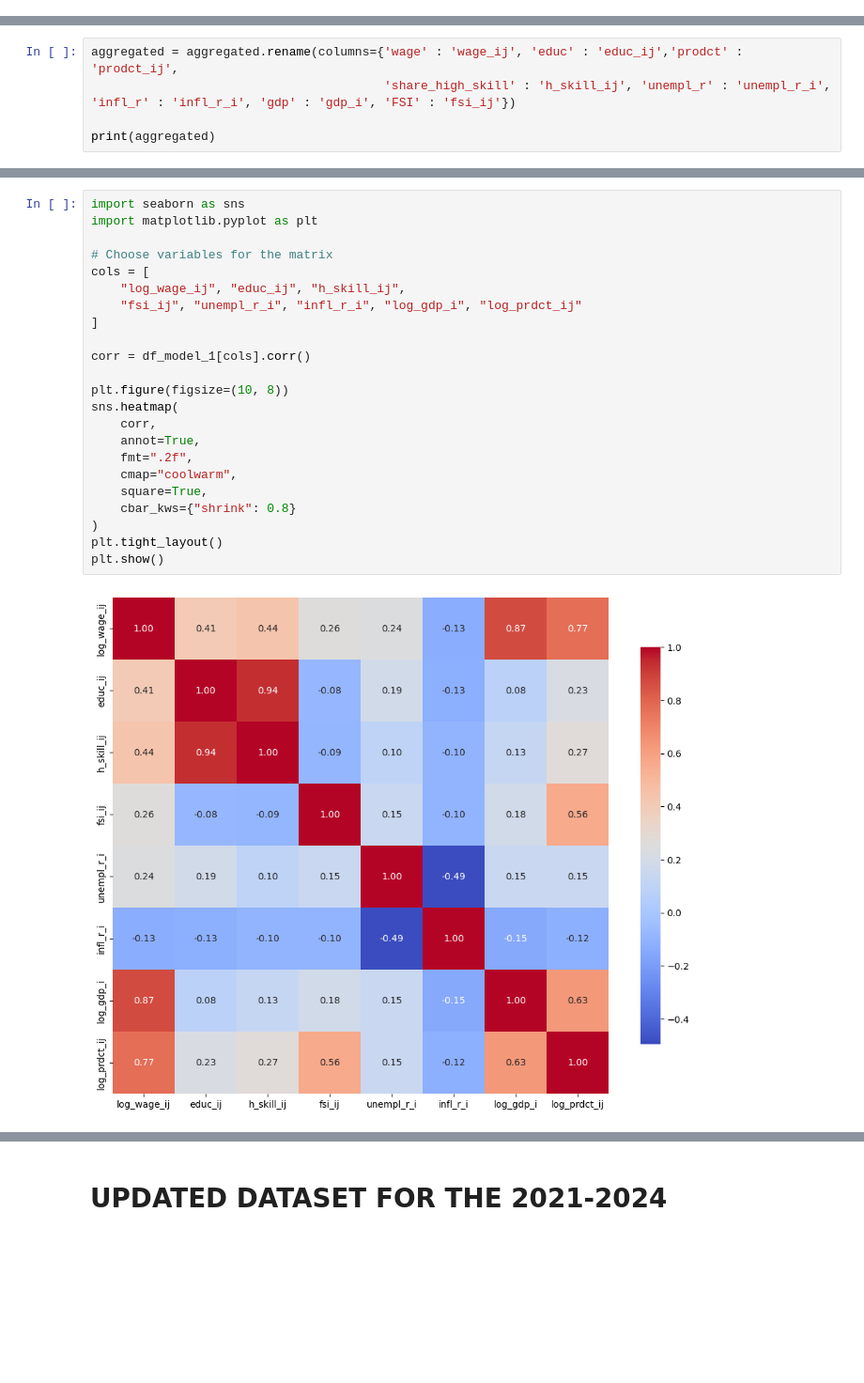
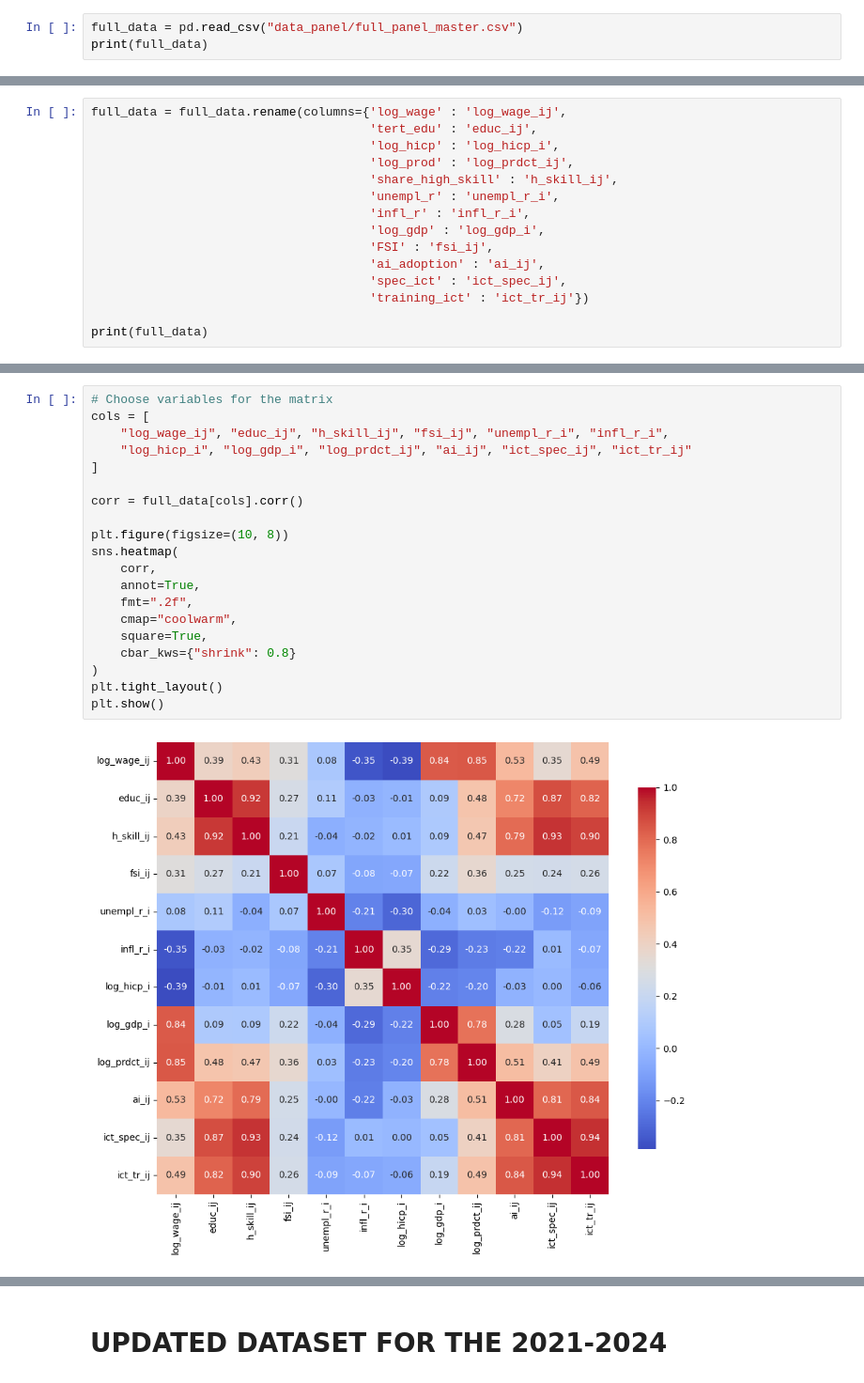
Before and after one commit to Martyniuk-y/Master_thesis, a Jupyter notebook: test new hypotheis.ipynb, the cells around one changed output, grey strips where cells are left out. Shown at 94% size. Saved outputs shown, nothing was run; the diff lists cells and outputs as text; blank space fills up the shorter version.

Commit message:
Added new hicp variable (to be continued)

```diff
--- a/test new hypotheis.ipynb
+++ b/test new hypotheis.ipynb
@@ -94,0 +9,3 @@ print(aggregated)
+# %%
+full_data = pd.read_csv("data_panel/full_panel_master.csv")
+print(full_data)
@@ -95,6 +30,16 @@ print(aggregated)
 # %%
-aggregated = aggregated.rename(columns={'wage' : 'wage_ij', 'educ' : 'educ_ij','prodct' : 'prodct_ij',
-                                        'share_high_skill' : 'h_skill_ij', 'unempl_r' : 'unempl_r_i', 'infl_r' : 'infl_r_i', 'gdp' : 'gdp_i', 'FSI' : 'fsi_ij'})
+full_data = full_data.rename(columns={'log_wage' : 'log_wage_ij',
+                                      'tert_edu' : 'educ_ij',
+                                      'log_hicp' : 'log_hicp_i',
+                                      'log_prod' : 'log_prdct_ij',
+                                      'share_high_skill' : 'h_skill_ij',
+                                      'unempl_r' : 'unempl_r_i',
+                                      'infl_r' : 'infl_r_i',
+                                      'log_gdp' : 'log_gdp_i',
+                                      'FSI' : 'fsi_ij',
+                                      'ai_adoption' : 'ai_ij',
+                                      'spec_ict' : 'ict_spec_ij',
+                                      'training_ict' : 'ict_tr_ij'})
 
-print(aggregated)
+print(full_data)
 # %% [output]
@@ -143,25 +70,22 @@ Index: []
 # %%
-import seaborn as sns
-import matplotlib.pyplot as plt
-
 # Choose variables for the matrix
 cols = [
-    "log_wage_ij", "educ_ij", "h_skill_ij",
-    "fsi_ij", "unempl_r_i", "infl_r_i", "log_gdp_i", "log_prdct_ij"
+    "log_wage_ij", "educ_ij", "h_skill_ij", "fsi_ij", "unempl_r_i", "infl_r_i",
+    "log_hicp_i", "log_gdp_i", "log_prdct_ij", "ai_ij", "ict_spec_ij", "ict_tr_ij"
 ]
 
-corr = df_model_1[cols].corr()
+corr = full_data[cols].corr()
 
 plt.figure(figsize=(10, 8))
 sns.heatmap(
     corr,
     annot=True,
     fmt=".2f",
     cmap="coolwarm",
     square=True,
     cbar_kws={"shrink": 0.8}
 )
 plt.tight_layout()
 plt.show()
 # %% [output]
-[figure, old version]
+[figure, new version]
```
Also changed, not shown: parts of 29 cells of this notebook.
